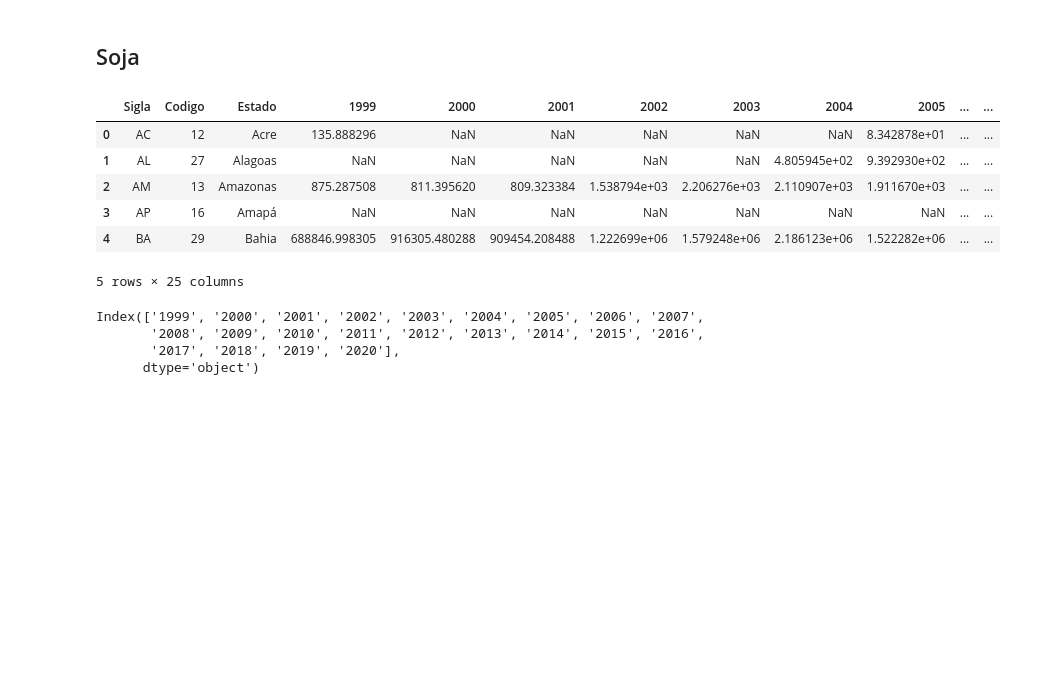
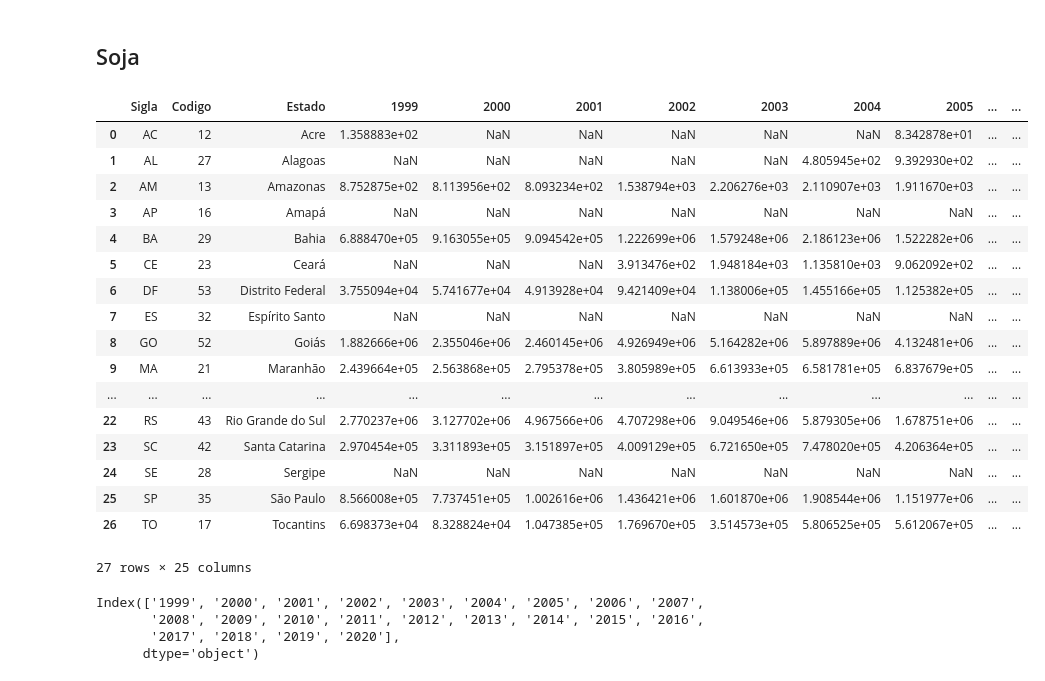
Before and after one commit to LABSensing/LabSesing-case-study, a Jupyter notebook: Impacto Econômico do Milho, Soja e Pecuária no Desmatamento no Pará/index.ipynb, the cells around one changed output. Drawn from its saved outputs; the diff is of its cells as text; code cells hidden in the pictures; blank space fills up the shorter version.

```diff
--- a/Impacto Econômico do Milho, Soja e Pecuária no Desmatamento no Pará/index.ipynb
+++ b/Impacto Econômico do Milho, Soja e Pecuária no Desmatamento no Pará/index.ipynb
@@ -940,13 +940,24 @@ import matplotlib.pyplot as plt
 # %%
 df_soja = pd.read_excel("./Producao-Soja/Produção-Soja.xls")
 # %%
-df_soja.head()
+df_soja.head(100)
 # %% [output]
 |  | Sigla | Codigo | Estado | 1999 | 2000 | 2001 | 2002 | 2003 | 2004 | 2005 | ... | ... |
-| 0 | AC | 12 | Acre | 135.888296 | NaN | NaN | NaN | NaN | NaN | 8.342878e+01 | ... | ... |
+| 0 | AC | 12 | Acre | 1.358883e+02 | NaN | NaN | NaN | NaN | NaN | 8.342878e+01 | ... | ... |
 | 1 | AL | 27 | Alagoas | NaN | NaN | NaN | NaN | NaN | 4.805945e+02 | 9.392930e+02 | ... | ... |
-| 2 | AM | 13 | Amazonas | 875.287508 | 811.395620 | 809.323384 | 1.538794e+03 | 2.206276e+03 | 2.110907e+03 | 1.911670e+03 | ... | ... |
+| 2 | AM | 13 | Amazonas | 8.752875e+02 | 8.113956e+02 | 8.093234e+02 | 1.538794e+03 | 2.206276e+03 | 2.110907e+03 | 1.911670e+03 | ... | ... |
 | 3 | AP | 16 | Amapá | NaN | NaN | NaN | NaN | NaN | NaN | NaN | ... | ... |
-| 4 | BA | 29 | Bahia | 688846.998305 | 916305.480288 | 909454.208488 | 1.222699e+06 | 1.579248e+06 | 2.186123e+06 | 1.522282e+06 | ... | ... |
+| 4 | BA | 29 | Bahia | 6.888470e+05 | 9.163055e+05 | 9.094542e+05 | 1.222699e+06 | 1.579248e+06 | 2.186123e+06 | 1.522282e+06 | ... | ... |
+| 5 | CE | 23 | Ceará | NaN | NaN | NaN | 3.913476e+02 | 1.948184e+03 | 1.135810e+03 | 9.062092e+02 | ... | ... |
+| 6 | DF | 53 | Distrito Federal | 3.755094e+04 | 5.741677e+04 | 4.913928e+04 | 9.421409e+04 | 1.138006e+05 | 1.455166e+05 | 1.125382e+05 | ... | ... |
+| 7 | ES | 32 | Espírito Santo | NaN | NaN | NaN | NaN | NaN | NaN | NaN | ... | ... |
+| 8 | GO | 52 | Goiás | 1.882666e+06 | 2.355046e+06 | 2.460145e+06 | 4.926949e+06 | 5.164282e+06 | 5.897889e+06 | 4.132481e+06 | ... | ... |
+| 9 | MA | 21 | Maranhão | 2.439664e+05 | 2.563868e+05 | 2.795378e+05 | 3.805989e+05 | 6.613933e+05 | 6.581781e+05 | 6.837679e+05 | ... | ... |
+| ... | ... | ... | ... | ... | ... | ... | ... | ... | ... | ... | ... | ... |
+| 22 | RS | 43 | Rio Grande do Sul | 2.770237e+06 | 3.127702e+06 | 4.967566e+06 | 4.707298e+06 | 9.049546e+06 | 5.879305e+06 | 1.678751e+06 | ... | ... |
+| 23 | SC | 42 | Santa Catarina | 2.970454e+05 | 3.311893e+05 | 3.151897e+05 | 4.009129e+05 | 6.721650e+05 | 7.478020e+05 | 4.206364e+05 | ... | ... |
+| 24 | SE | 28 | Sergipe | NaN | NaN | NaN | NaN | NaN | NaN | NaN | ... | ... |
+| 25 | SP | 35 | São Paulo | 8.566008e+05 | 7.737451e+05 | 1.002616e+06 | 1.436421e+06 | 1.601870e+06 | 1.908544e+06 | 1.151977e+06 | ... | ... |
+| 26 | TO | 17 | Tocantins | 6.698373e+04 | 8.328824e+04 | 1.047385e+05 | 1.769670e+05 | 3.514573e+05 | 5.806525e+05 | 5.612067e+05 | ... | ... |
-5 rows × 25 columns
+27 rows × 25 columns
 # %%
```
Also changed, not shown: parts of 4 cells of this notebook, 8 other files.
